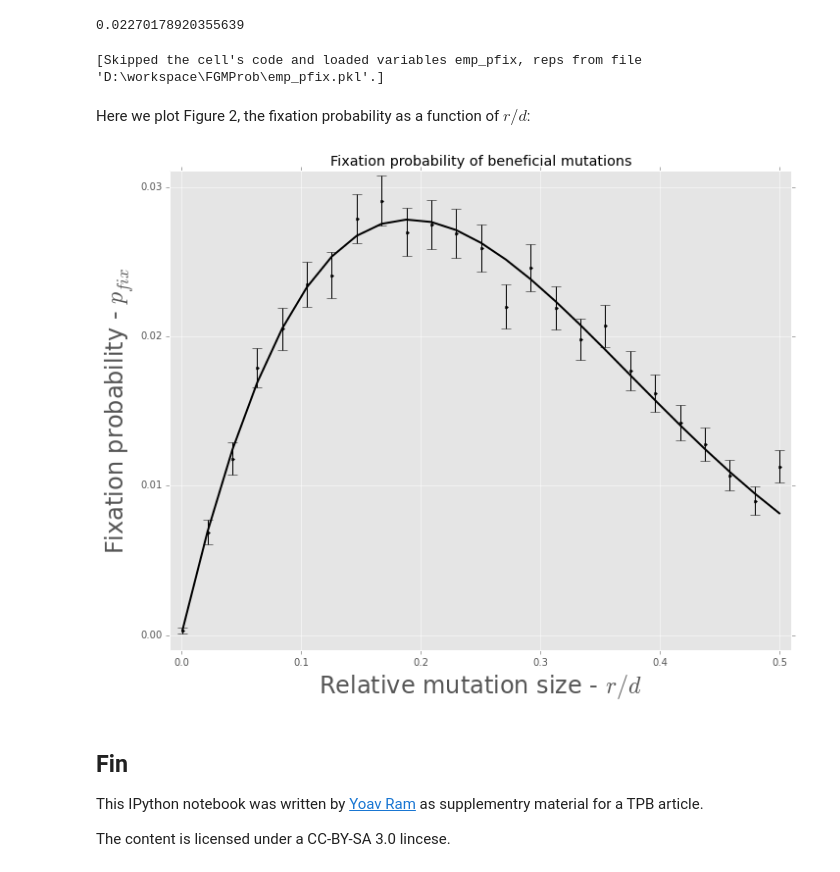
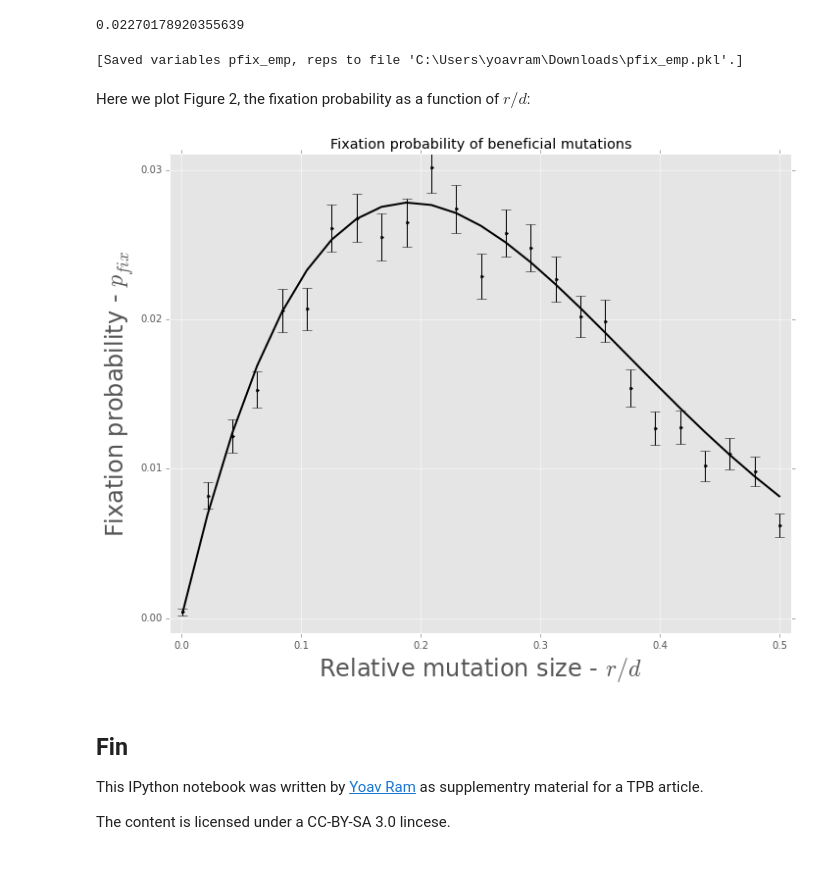
Before and after one commit to yoavram/FGMProb, a Jupyter notebook: Expected improvement.ipynb, the cells around one changed output. Drawn from its saved outputs; the diff is of its cells as text; code cells hidden in the pictures.

```diff
--- a/Expected improvement.ipynb
+++ b/Expected improvement.ipynb
@@ -399,11 +395,11 @@ TPB_pfix(d,r,n)
 rrange = linspace(0.001,0.5,25)
 pfix_TPB = array([TPB_pfix(d,r,n) for r in rrange])
 # %%
-%%cache emp_pfix.pkl emp_pfix reps
+%%cache pfix_emp.pkl pfix_emp reps
 reps = 10000
-emp_pfix = array([simulate_pfix(d,r,n,reps=reps) for r in rrange])
+pfix_emp = array([simulate_pfix(d,r,n,reps=reps) for r in rrange])
 # %% [output]
-[Skipped the cell's code and loaded variables emp_pfix, reps from file 'D:\workspace\FGMProb\emp_pfix.pkl'.]
+[Saved variables pfix_emp, reps to file 'C:\Users\yoavram\Downloads\pfix_emp.pkl'.]
 # %%
 n = 10
 r = 0.1
@@ -411,19 +407,19 @@ r = 0.1
 Here we plot Figure 2, the fixation probability as a function of $r/d$:
 # %%
 fig, ax = subplots(1, 1, figsize=(10,8))
-ax.errorbar(rrange, emp_pfix[:,0], yerr=emp_pfix[:,1], fmt='.k', capsize=5, label='Empricial')
-ax.plot(rrange, pfix_ram, '-k', lw=2, label='Theoretical')
+ax.errorbar(rrange, pfix_emp[:,0], yerr=pfix_emp[:,1], fmt='.k', capsize=5, label='Empricial')
+ax.plot(rrange, pfix_TPB, '-k', lw=2, label='Theoretical')
 ax.set_xlabel("Relative mutation size - $r/d$", fontsize=24)
 ax.set_ylabel(r"Fixation probability - $p_{fix}$", fontsize=24)
 ax.set_xlim(-0.01, 0.51)
 ax.set_xticks(arange(0, 0.51, 0.1))
 ax.set_ylim(-0.001, 0.0311)
 ax.set_yticks(arange(0, 0.031, 0.01))
 ax.set_title("Fixation probability of beneficial mutations")
 
 fig.tight_layout();
 # %% [output]
-[figure, old version]
+[figure, new version]
 # %%
 ax.set_title('')
 ax.legend().set_visible(False)
```
Also changed, not shown: parts of 16 cells of this notebook.
